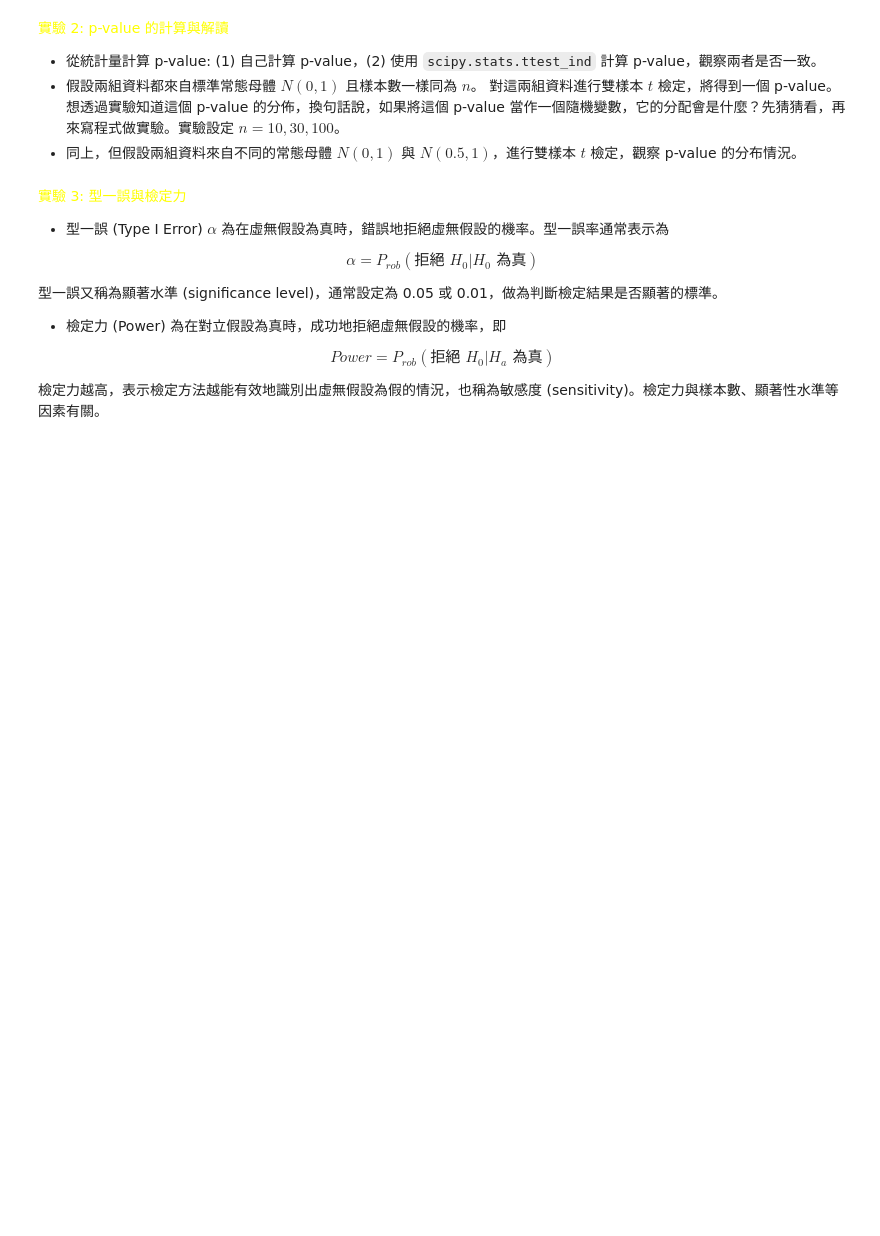
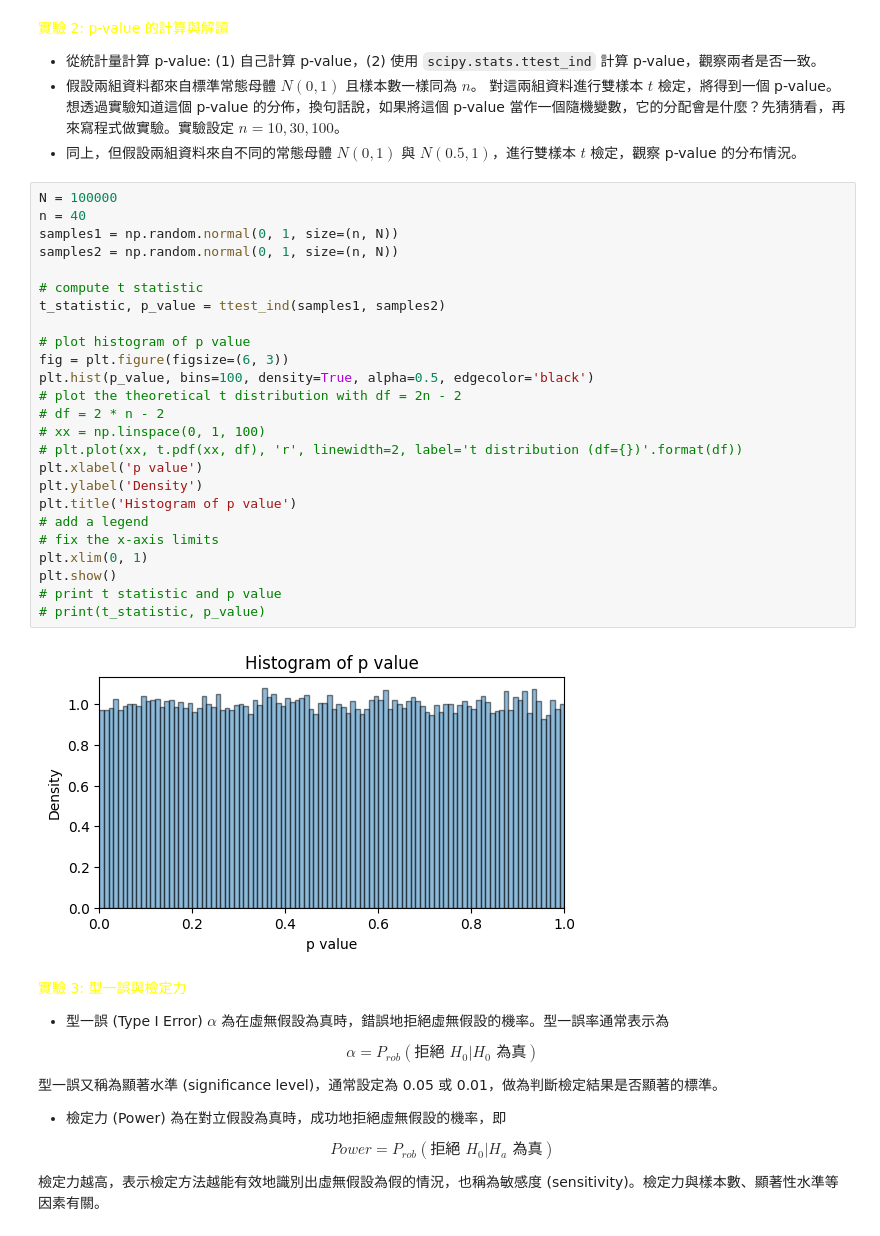
Before and after one commit to ntpuccw/InClassCoding, a Jupyter notebook: gar0930.ipynb, the cells around one changed output. Cells and saved outputs as stored; diff of their text form; blank space fills up the shorter version.

```diff
--- a/gar0930.ipynb
+++ b/gar0930.ipynb
@@ -34,6 +70,33 @@ t = \displaystyle\frac{\bar{x}_1 - \bar{x}_2}{\sqrt{s_1^2/n_1 + s_2^2/n_2}} $$
 - 從統計量計算 p-value: (1) 自己計算 p-value，(2) 使用 `scipy.stats.ttest_ind` 計算 p-value，觀察兩者是否一致。
 - 假設兩組資料都來自標準常態母體 $N(0,1)$ 且樣本數一樣同為 $n$。 對這兩組資料進行雙樣本 $t$ 檢定，將得到一個 p-value。想透過實驗知道這個 p-value 的分佈，換句話說，如果將這個 p-value 當作一個隨機變數，它的分配會是什麼？先猜猜看，再來寫程式做實驗。實驗設定 $n=10, 30, 100$。
 - 同上，但假設兩組資料來自不同的常態母體 $N(0,1)$ 與 $N(0.5,1)$，進行雙樣本 $t$ 檢定，觀察 p-value 的分布情況。
+# %%
+N = 100000
+n = 40
+samples1 = np.random.normal(0, 1, size=(n, N))
+samples2 = np.random.normal(0, 1, size=(n, N))
+
+# compute t statistic
+t_statistic, p_value = ttest_ind(samples1, samples2)
+
+# plot histogram of p value
+fig = plt.figure(figsize=(6, 3))
+plt.hist(p_value, bins=100, density=True, alpha=0.5, edgecolor='black')
+# plot the theoretical t distribution with df = 2n - 2
+# df = 2 * n - 2
+# xx = np.linspace(0, 1, 100)
+# plt.plot(xx, t.pdf(xx, df), 'r', linewidth=2, label='t distribution (df={})'.format(df))
+plt.xlabel('p value')
+plt.ylabel('Density')
+plt.title('Histogram of p value')
+# add a legend
+# fix the x-axis limits
+plt.xlim(0, 1)
+plt.show()
+# print t statistic and p value
+# print(t_statistic, p_value)
+# %% [output]
+[figure, added]
 # %% [markdown]
 <font color=yellow>實驗 3: 型一誤與檢定力</font>
 
```
Also changed, not shown: parts of 3 cells of this notebook.
